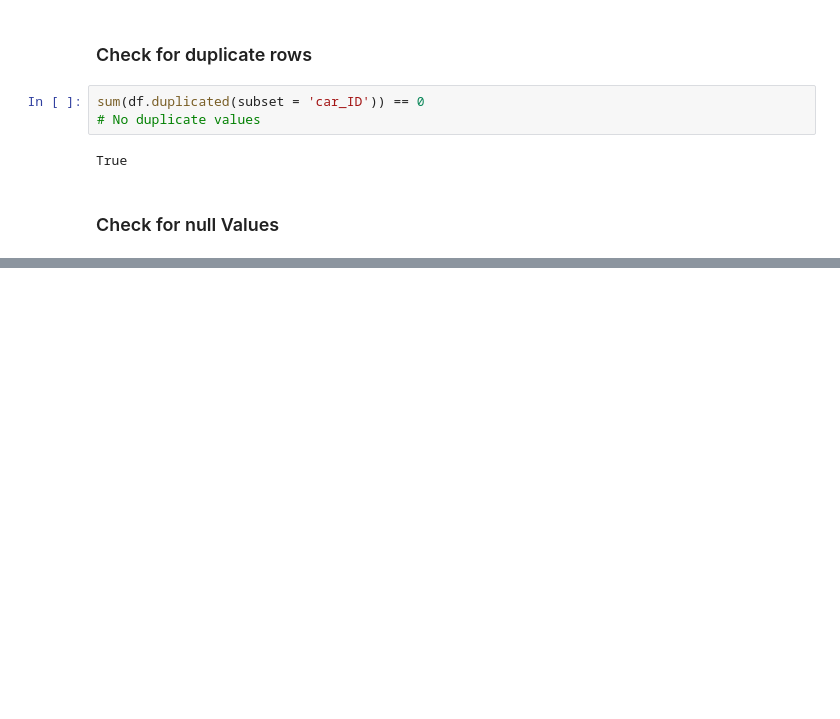
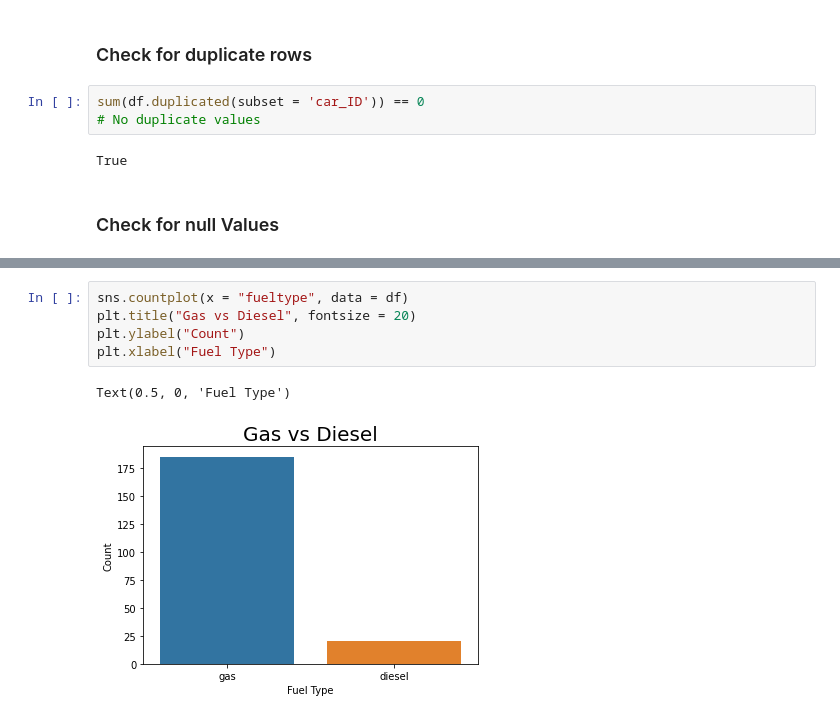
Before and after one commit to Filasisi/Car-Sales-Analytics, a Jupyter notebook: Car Data Analytics.ipynb, the cells around one changed output, grey strips where cells are left out. Saved outputs shown, nothing was run; the diff lists cells and outputs as text; blank space fills up the shorter version.

```diff
--- a/Car Data Analytics.ipynb
+++ b/Car Data Analytics.ipynb
@@ -241,0 +220,8 @@ Text(0.5, 0, 'Fuel Type')
+# %%
+sns.countplot(x = "fueltype", data = df)
+plt.title("Gas vs Diesel", fontsize = 20)
+plt.ylabel("Count")
+plt.xlabel("Fuel Type")
+# %% [output]
+Text(0.5, 0, 'Fuel Type')
+[figure, added]
```
Also changed, not shown: parts of 22 cells of this notebook.
